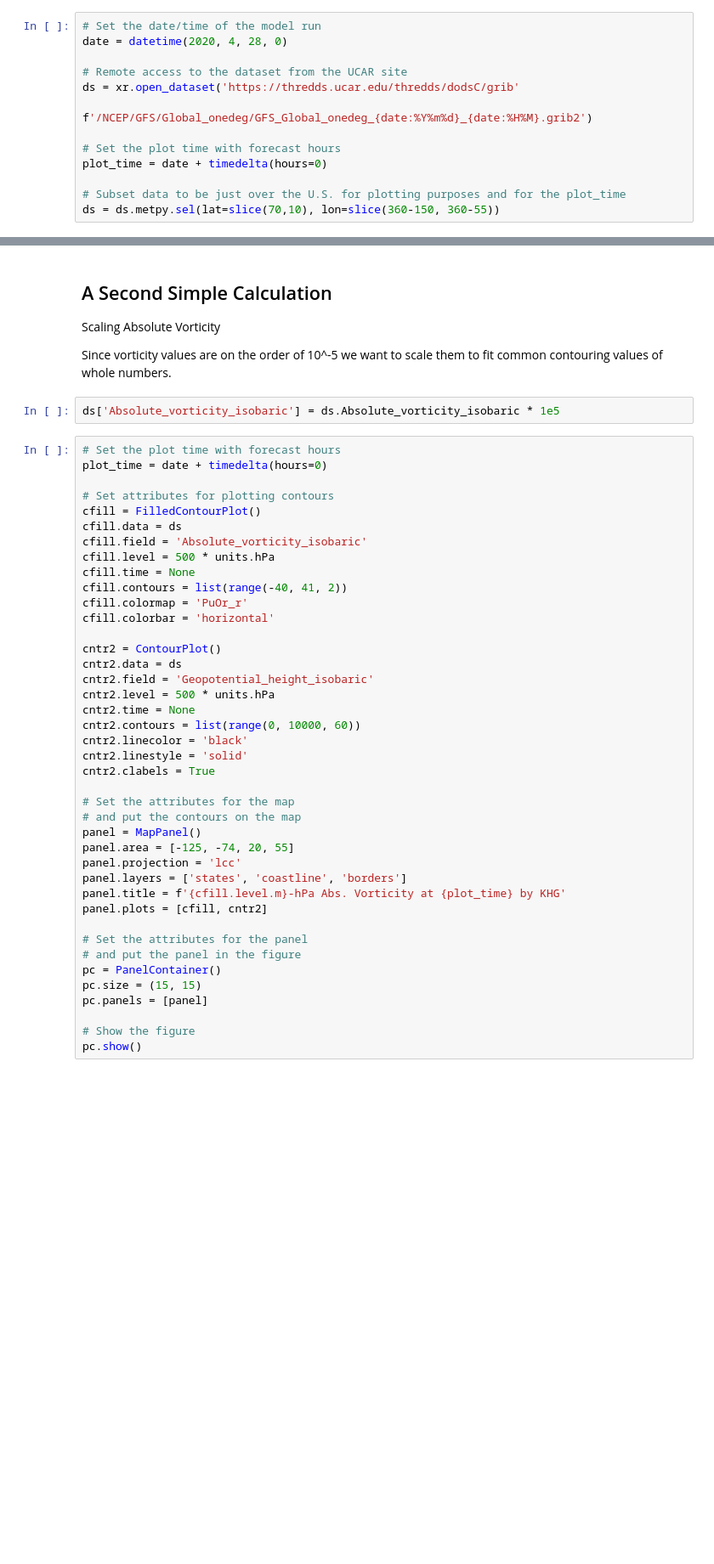
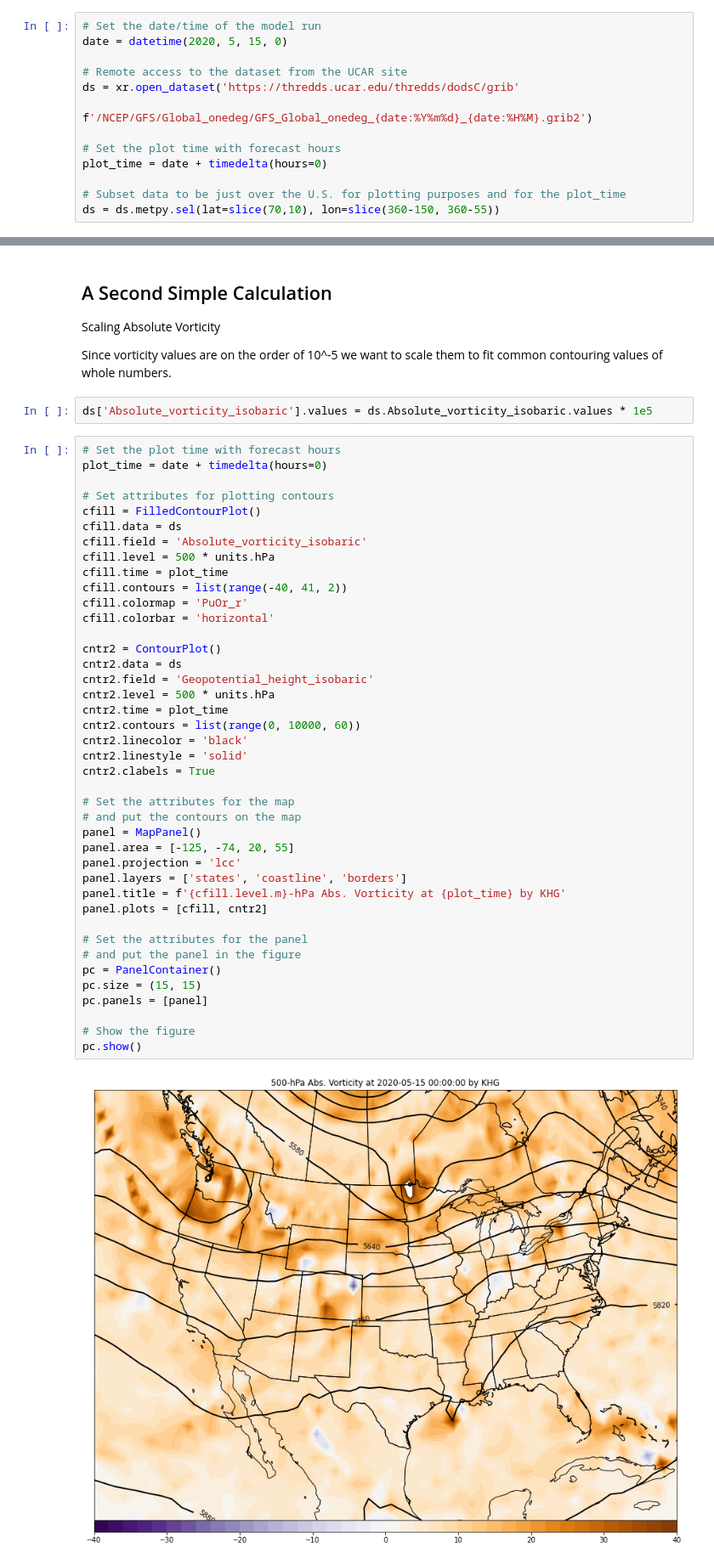
Before and after one commit to kgoebber/valpo_courses, a Jupyter notebook: wxtech/notebooks/model_calculations_thickness.ipynb, the cells around one changed output, grey strips where cells are left out. Shown at 85% size. Saved outputs shown, nothing was run; the diff lists cells and outputs as text; blank space fills up the shorter version.

```diff
--- a/wxtech/notebooks/model_calculations_thickness.ipynb
+++ b/wxtech/notebooks/model_calculations_thickness.ipynb
@@ -9,7 +9,7 @@ from metpy.units import units
 import xarray as xr
 # %%
 # Set the date/time of the model run
-date = datetime(2020, 4, 28, 0)
+date = datetime(2020, 5, 15, 0)
 
 # Remote access to the dataset from the UCAR site
 ds = xr.open_dataset('https://thredds.ucar.edu/thredds/dodsC/grib'
@@ -75,7 +78,7 @@ Scaling Absolute Vorticity
 
 Since vorticity values are on the order of 10^-5 we want to scale them to fit common contouring values of whole numbers.
 # %%
-ds['Absolute_vorticity_isobaric'] = ds.Absolute_vorticity_isobaric * 1e5
+ds['Absolute_vorticity_isobaric'].values = ds.Absolute_vorticity_isobaric.values * 1e5
 # %%
 # Set the plot time with forecast hours
 plot_time = date + timedelta(hours=0)
@@ -85,35 +88,37 @@ cfill = FilledContourPlot()
 cfill.data = ds
 cfill.field = 'Absolute_vorticity_isobaric'
 cfill.level = 500 * units.hPa
-cfill.time = None
+cfill.time = plot_time
 cfill.contours = list(range(-40, 41, 2))
 cfill.colormap = 'PuOr_r'
 cfill.colorbar = 'horizontal'
 
 cntr2 = ContourPlot()
 cntr2.data = ds
 cntr2.field = 'Geopotential_height_isobaric'
 cntr2.level = 500 * units.hPa
-cntr2.time = None
+cntr2.time = plot_time
 cntr2.contours = list(range(0, 10000, 60))
 cntr2.linecolor = 'black'
 cntr2.linestyle = 'solid'
 cntr2.clabels = True
 
 # Set the attributes for the map
 # and put the contours on the map
 panel = MapPanel()
 panel.area = [-125, -74, 20, 55]
 panel.projection = 'lcc'
 panel.layers = ['states', 'coastline', 'borders']
 panel.title = f'{cfill.level.m}-hPa Abs. Vorticity at {plot_time} by KHG'
 panel.plots = [cfill, cntr2]
 
 # Set the attributes for the panel
 # and put the panel in the figure
 pc = PanelContainer()
 pc.size = (15, 15)
 pc.panels = [panel]
 
 # Show the figure
 pc.show()
+# %% [output]
+[figure, added]
```
Also changed, not shown: parts of 1 cell of this notebook, 16 other files.
